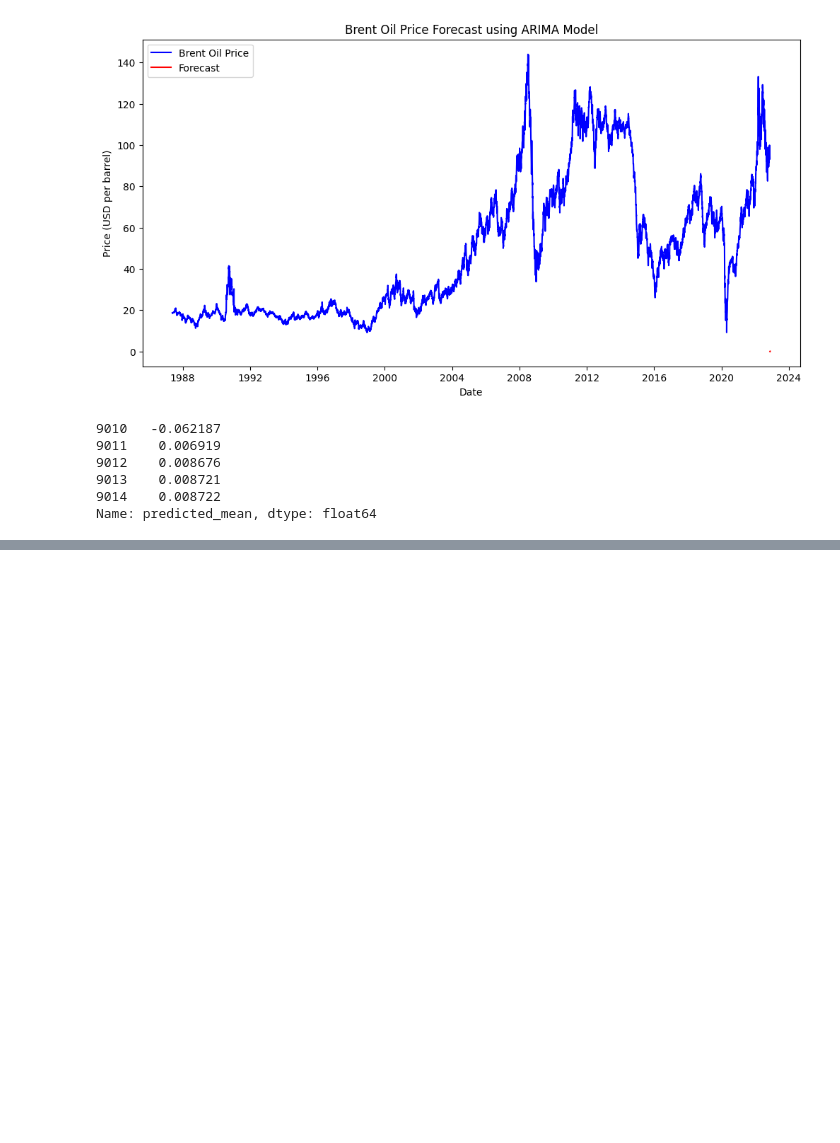
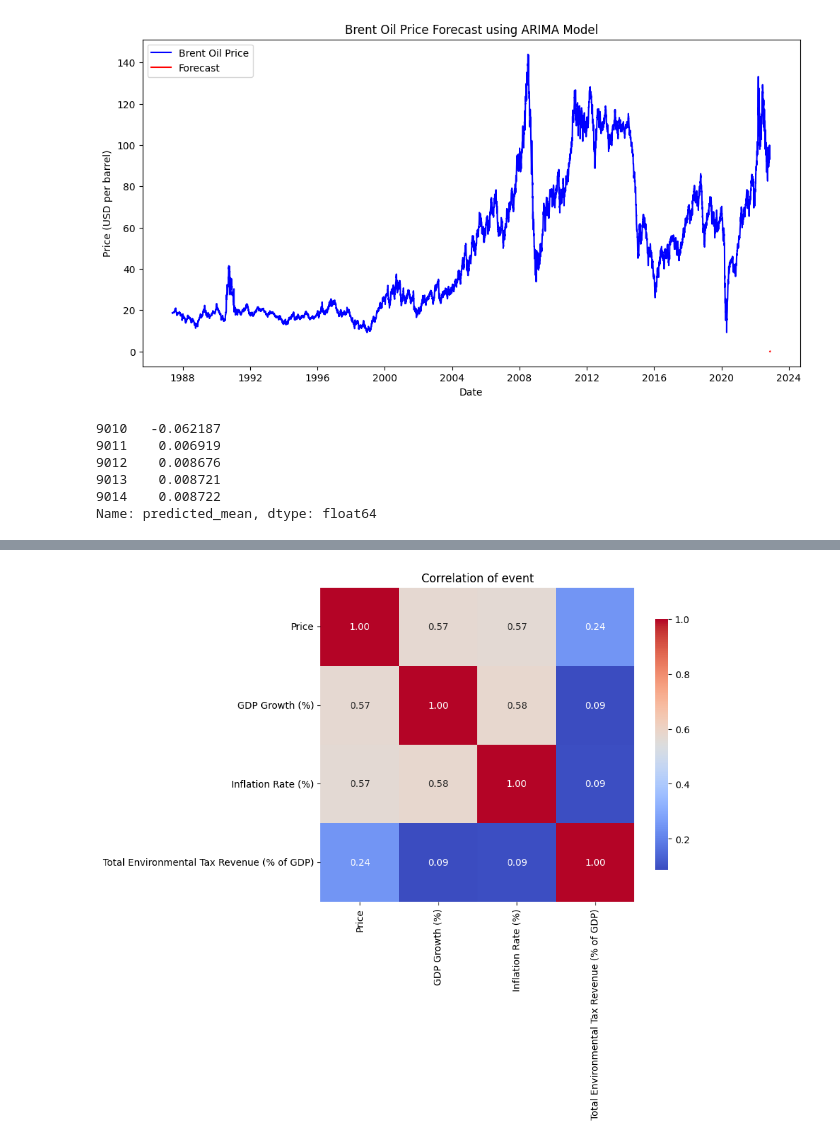
Before and after one commit to Semir1r/Oil-price-analysis, a Jupyter notebook: notebooks/oil_analysis.ipynb, the cells around one changed output, grey strips where cells are left out. Drawn from its saved outputs; the diff is of its cells as text; code cells hidden in the pictures; blank space fills up the shorter version.

Commit message:
correlation analysis

```diff
--- a/notebooks/oil_analysis.ipynb
+++ b/notebooks/oil_analysis.ipynb
@@ -182,0 +511,11 @@ Epoch 50/50
+# %%
+# Separate numeric and non-numeric columns
+numeric_columns = all_data.select_dtypes(include='number').columns
+non_numeric_columns = all_data.select_dtypes(exclude='number').columns
+
+# Fill NaN values in numeric columns with the median
+all_data[numeric_columns] = all_data[numeric_columns].fillna(all_data[numeric_columns].median())
+
+# Check the info and null values
+all_data.info()
+print(f'null values \n\n{all_data.isna().sum()}')
@@ -182,0 +540,9 @@ Epoch 50/50
+# %%
+# Fill missing date with the first date in the dataset
+placeholder_date = all_data['date'].min()
+all_data['date'] = all_data['date'].fillna(placeholder_date)
+# %%
+all_data = all_data.reset_index()
+all_data.fillna(all_data.median(), inplace=True)
+all_data.info()
+print(f'null values \n\n{all_data.isna().sum()}')
@@ -182,0 +582,4 @@ Epoch 50/50
+# %%
+all_data = all_data[['date', 'Price', 'year', 'GDP Growth (%)',
+                     'Inflation Rate (%)', 'Total Environmental Tax Revenue (% of GDP)']]
+all_data.describe()
@@ -182,0 +596,17 @@ Epoch 50/50
+# %%
+import seaborn as sns
+import matplotlib.pyplot as plt
+
+# Drop columns that are not needed for correlation analysis
+cor_data = all_data.drop(columns=['date', 'year'])
+
+# Calculate correlation
+correlation = cor_data.corr()
+
+# Plot the heatmap
+plt.figure(figsize=(8, 6))
+sns.heatmap(correlation, annot=True, fmt=".2f", cmap='coolwarm', square=True, cbar_kws={"shrink": .8})
+plt.title('Correlation of event')
+plt.show()
+# %% [output]
+[figure, added]
```
Also changed, not shown: parts of 21 cells of this notebook.
